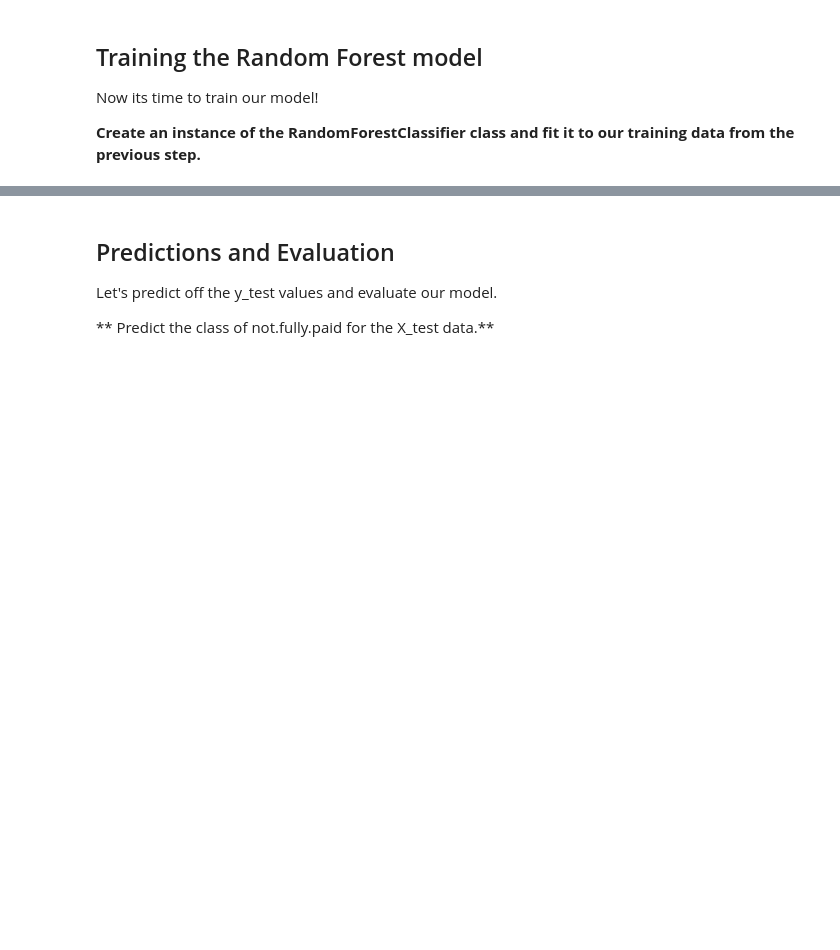
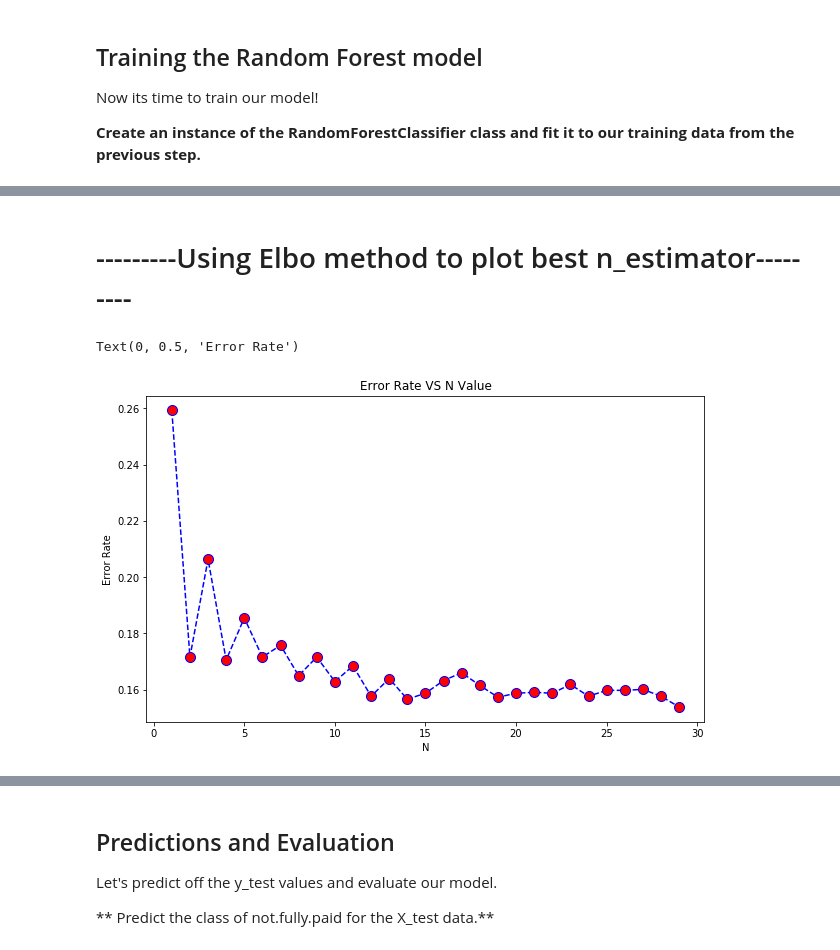
Before and after one commit to EverybodylovesRaymondk/CodeStudies, a Jupyter notebook: Python/Python for Data Science and Machine Learning Bootcamp/Course work/Section 19 Decision Trees and Random Forests/02-Decision Trees and Random Forest Project.ipynb, the cells around one changed output, grey strips where cells are left out. Drawn from its saved outputs; the diff is of its cells as text; code cells hidden in the pictures; blank space fills up the shorter version.

```diff
--- a/Python/Python for Data Science and Machine Learning Bootcamp/Course work/Section 19 Decision Trees and Random Forests/02-Decision Trees and Random Forest Project.ipynb
+++ b/Python/Python for Data Science and Machine Learning Bootcamp/Course work/Section 19 Decision Trees and Random Forests/02-Decision Trees and Random Forest Project.ipynb
@@ -193,6 +196,10 @@ Let's show you a way of dealing with these columns that can be expanded to multi
 Now its time to split our data into a training set and a testing set!
 
 ** Use sklearn to split your data into a training set and a testing set as we've done in the past.**
+# %%
+X=final_data.drop('not.fully.paid',axis=1)
+y=final_data['not.fully.paid']
+X_train, X_test, y_train, y_test = train_test_split(X, y, test_size=0.3, random_state=101)
 # %% [markdown]
 ## Training a Decision Tree Model
 
@@ -211,0 +213,4 @@ DecisionTreeClassifier(class_weight=None, criterion='gini', max_depth=None,
+# %%
+dtree=DecisionTreeClassifier()
+# %%
+dtree.fit(X_train,y_train)
@@ -240,0 +249,19 @@ RandomForestClassifier(bootstrap=True, class_weight=None, criterion='gini',
+# %% [markdown]
+# ---------Using Elbo method to plot best n_estimator---------
+# %%
+error_rate=[]
+for n in range(1,30):
+    RFC = RandomForestClassifier(n_estimators=n)
+    RFC.fit(X_train,y_train)
+    RFC_PREDICT =RFC.predict(X_test)
+    error_rate.append(np.mean(RFC_PREDICT != y_test))
+# %%
+plt.figure(figsize=(10,6))
+plt.plot(range(1,30),error_rate,color='blue', linestyle='--',marker='o',
+         markerfacecolor='red',markersize=10)
+plt.title('Error Rate VS N Value')
+plt.xlabel('N')
+plt.ylabel('Error Rate')
+# %% [output]
+Text(0, 0.5, 'Error Rate')
+[figure, added]
```
Also changed, not shown: parts of 23 cells of this notebook, 4 other files.
